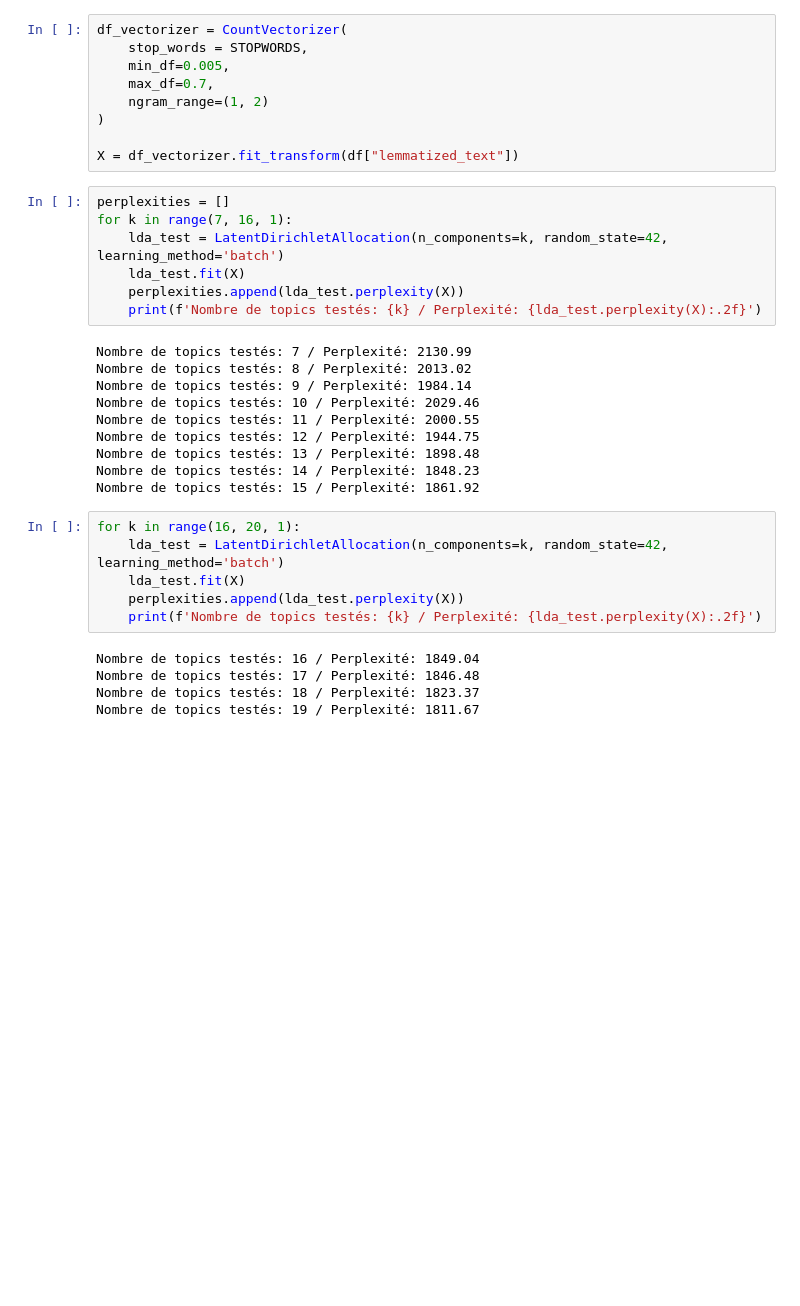
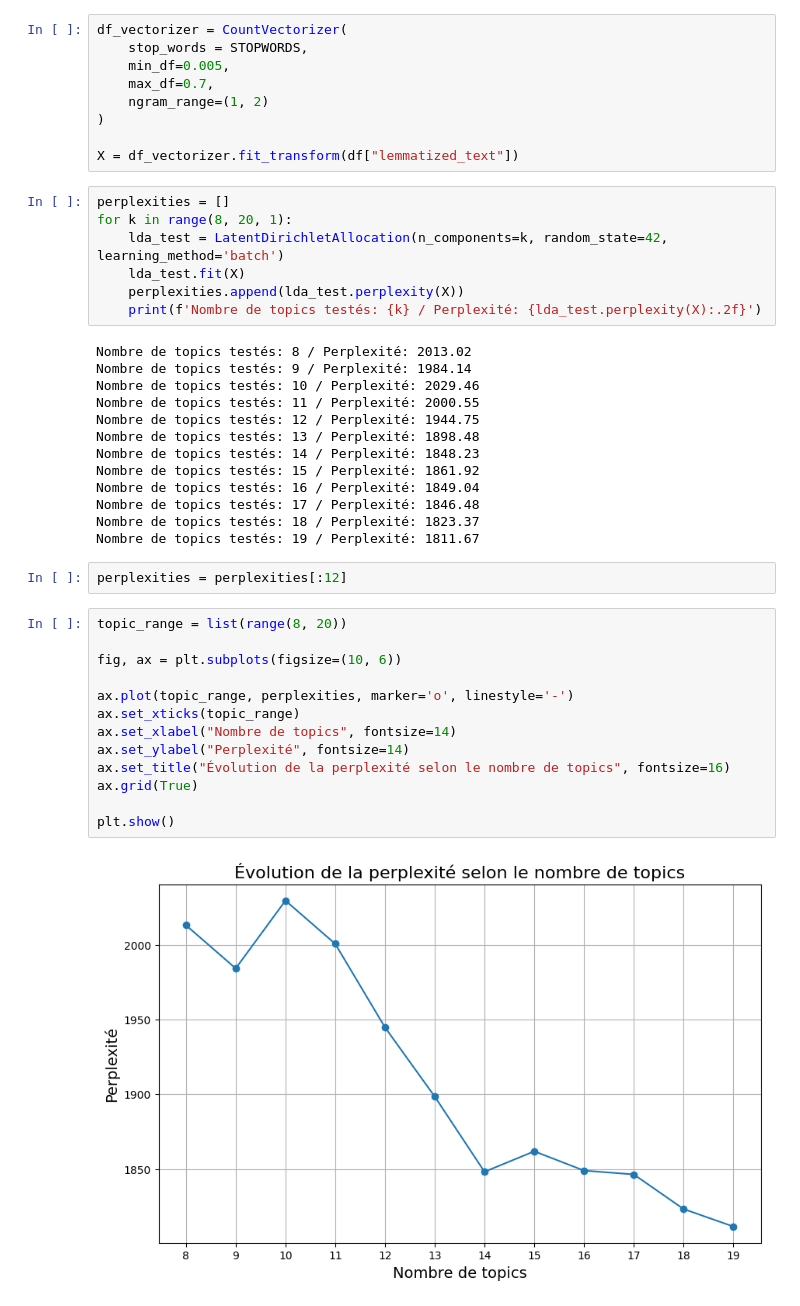
Before and after one commit to fjacquetin/NLP_topic, a Jupyter notebook: topic_project.ipynb, the cells around one changed output. Cells and saved outputs as stored; diff of their text form; blank space fills up the shorter version.

```diff
--- a/topic_project.ipynb
+++ b/topic_project.ipynb
@@ -109,13 +132,12 @@ df_vectorizer = CountVectorizer(
 X = df_vectorizer.fit_transform(df["lemmatized_text"])
 # %%
 perplexities = []
-for k in range(7, 16, 1):
+for k in range(8, 20, 1):
     lda_test = LatentDirichletAllocation(n_components=k, random_state=42, learning_method='batch')
     lda_test.fit(X)
     perplexities.append(lda_test.perplexity(X))
     print(f'Nombre de topics testés: {k} / Perplexité: {lda_test.perplexity(X):.2f}')
 # %% [output]
-Nombre de topics testés: 7 / Perplexité: 2130.99
 Nombre de topics testés: 8 / Perplexité: 2013.02
 Nombre de topics testés: 9 / Perplexité: 1984.14
 Nombre de topics testés: 10 / Perplexité: 2029.46
@@ -124,16 +146,26 @@ Nombre de topics testés: 12 / Perplexité: 1944.75
 Nombre de topics testés: 13 / Perplexité: 1898.48
 Nombre de topics testés: 14 / Perplexité: 1848.23
 Nombre de topics testés: 15 / Perplexité: 1861.92
+Nombre de topics testés: 16 / Perplexité: 1849.04
+Nombre de topics testés: 17 / Perplexité: 1846.48
+Nombre de topics testés: 18 / Perplexité: 1823.37
+Nombre de topics testés: 19 / Perplexité: 1811.67
-# %%
-for k in range(16, 20, 1):
-    lda_test = LatentDirichletAllocation(n_components=k, random_state=42, learning_method='batch')
-    lda_test.fit(X)
-    perplexities.append(lda_test.perplexity(X))
-    print(f'Nombre de topics testés: {k} / Perplexité: {lda_test.perplexity(X):.2f}')
-# %% [output]
-Nombre de topics testés: 16 / Perplexité: 1849.04
-Nombre de topics testés: 17 / Perplexité: 1846.48
-Nombre de topics testés: 18 / Perplexité: 1823.37
-Nombre de topics testés: 19 / Perplexité: 1811.67
+# %%
+perplexities = perplexities[:12]
+# %%
+topic_range = list(range(8, 20))
+
+fig, ax = plt.subplots(figsize=(10, 6))
+
+ax.plot(topic_range, perplexities, marker='o', linestyle='-')
+ax.set_xticks(topic_range)
+ax.set_xlabel("Nombre de topics", fontsize=14)
+ax.set_ylabel("Perplexité", fontsize=14)
+ax.set_title("Évolution de la perplexité selon le nombre de topics", fontsize=16)
+ax.grid(True)
+
+plt.show()
+# %% [output]
+[figure, added]
 # %%
 lda = LatentDirichletAllocation(
```
Also changed, not shown: parts of 10 cells of this notebook, 1 other file.
